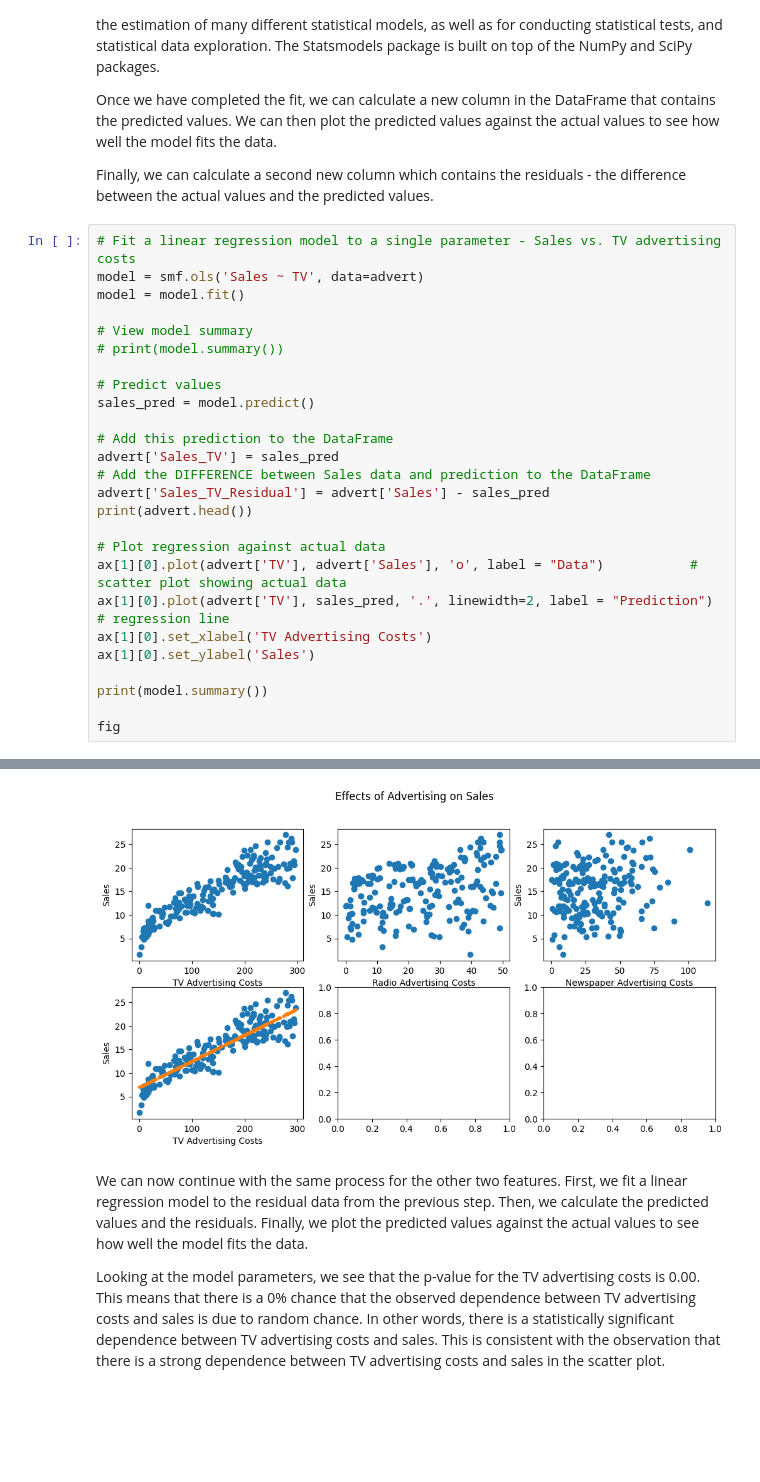
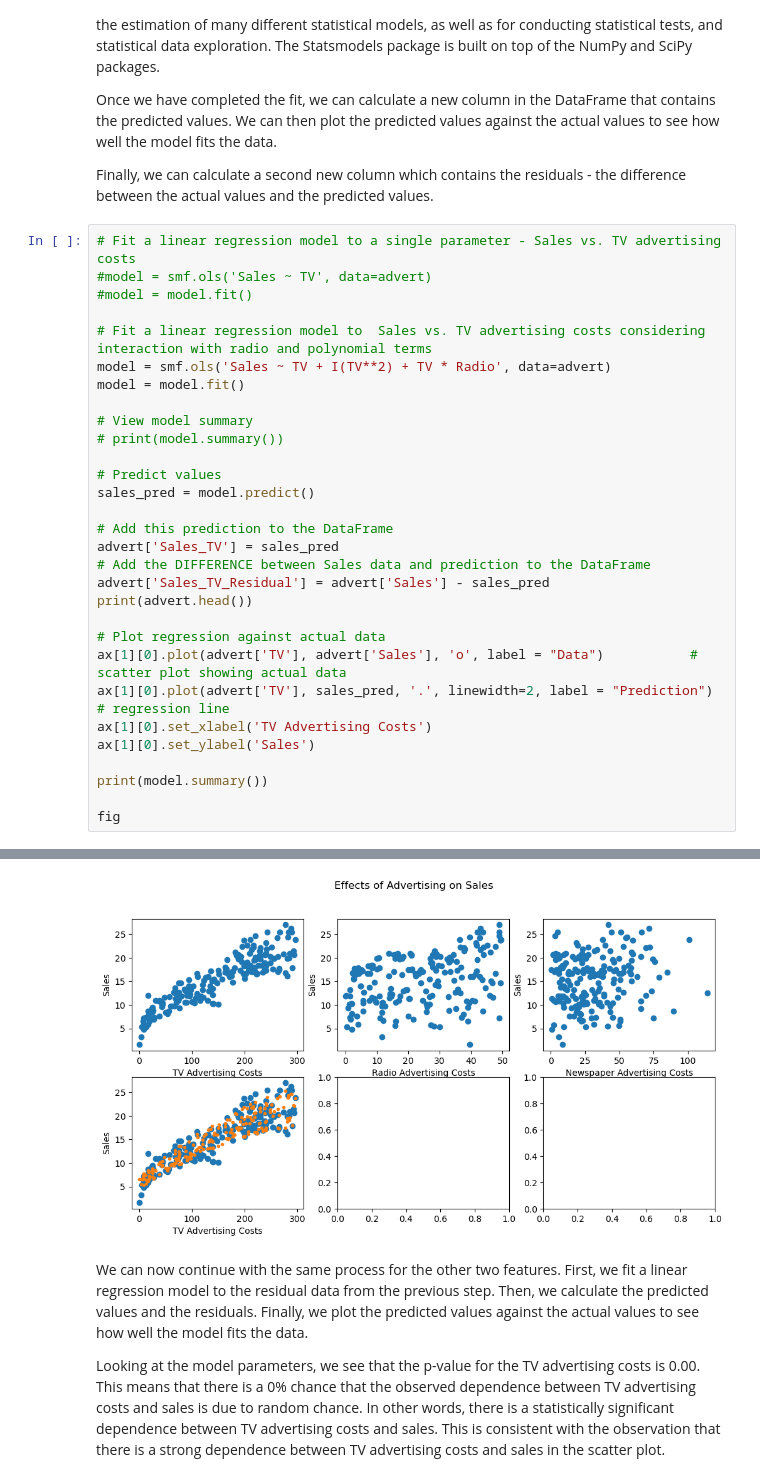
Before and after one commit to seandmceachin20/phys441, a Jupyter notebook: JupyterNotebooks/Week3/linear_regression_statsmodels_multifactor.ipynb, the cells around one changed output, grey strips where cells are left out. Cells and saved outputs as stored; diff of their text form; blank space fills up the shorter version.

```diff
--- a/JupyterNotebooks/Week3/linear_regression_statsmodels_multifactor.ipynb
+++ b/JupyterNotebooks/Week3/linear_regression_statsmodels_multifactor.ipynb
@@ -69,7 +69,11 @@ Once we have completed the fit, we can calculate a new column in the DataFrame t
 Finally, we can calculate a second new column which contains the residuals - the difference between the actual values and the predicted values.
 # %%
 # Fit a linear regression model to a single parameter - Sales vs. TV advertising costs
-model = smf.ols('Sales ~ TV', data=advert)
+#model = smf.ols('Sales ~ TV', data=advert)
+#model = model.fit()
+
+# Fit a linear regression model to  Sales vs. TV advertising costs considering interaction with radio and polynomial terms
+model = smf.ols('Sales ~ TV + I(TV**2) + TV * Radio', data=advert)
 model = model.fit()
 
 # View model summary
@@ -114,4 +118,4 @@ Notes:
-[figure, old version]
+[figure, new version]
 # %% [markdown]
 We can now continue with the same process for the other two features.  First, we fit a linear regression model to the residual data from the previous step.  Then, we calculate the predicted values and the residuals.  Finally, we plot the predicted values against the actual values to see how well the model fits the data.
 
```
Also changed, not shown: parts of 4 cells of this notebook.
